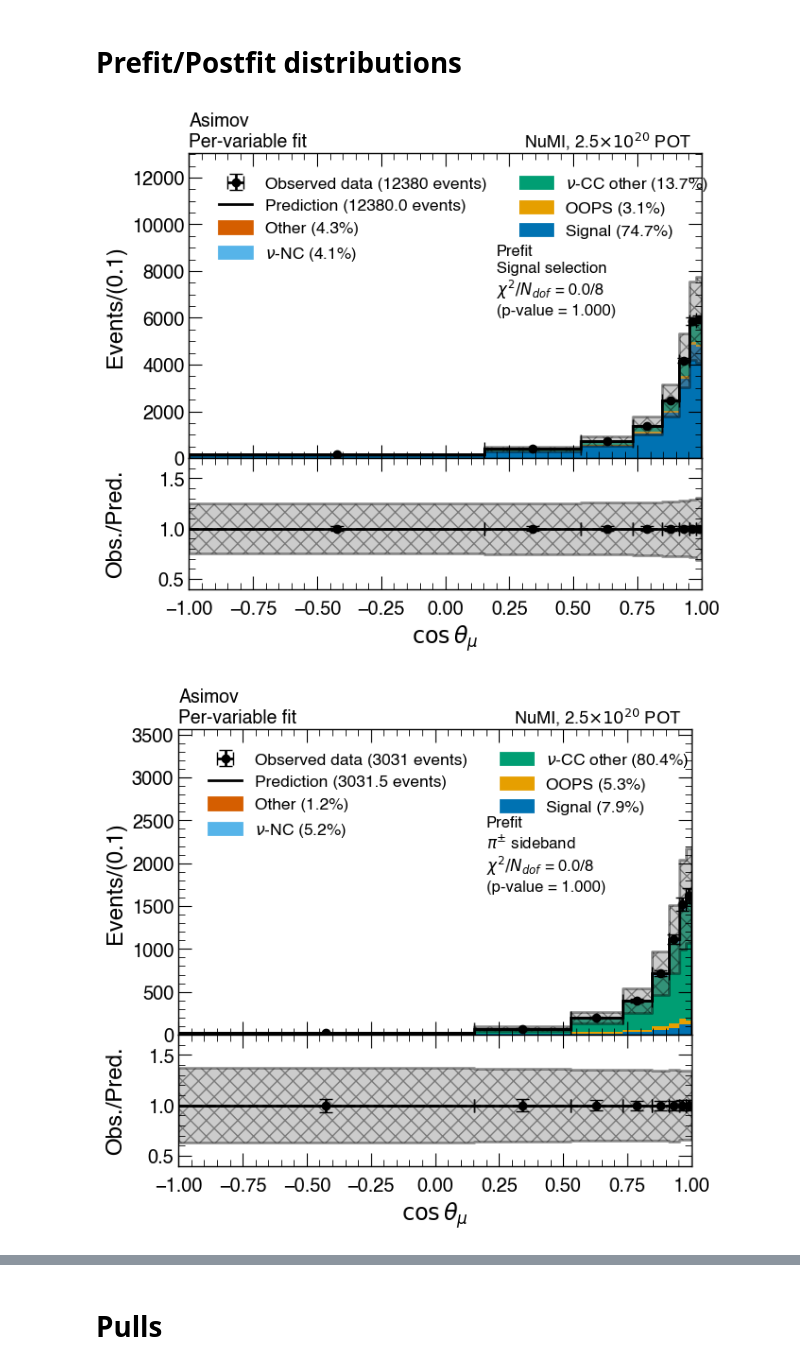
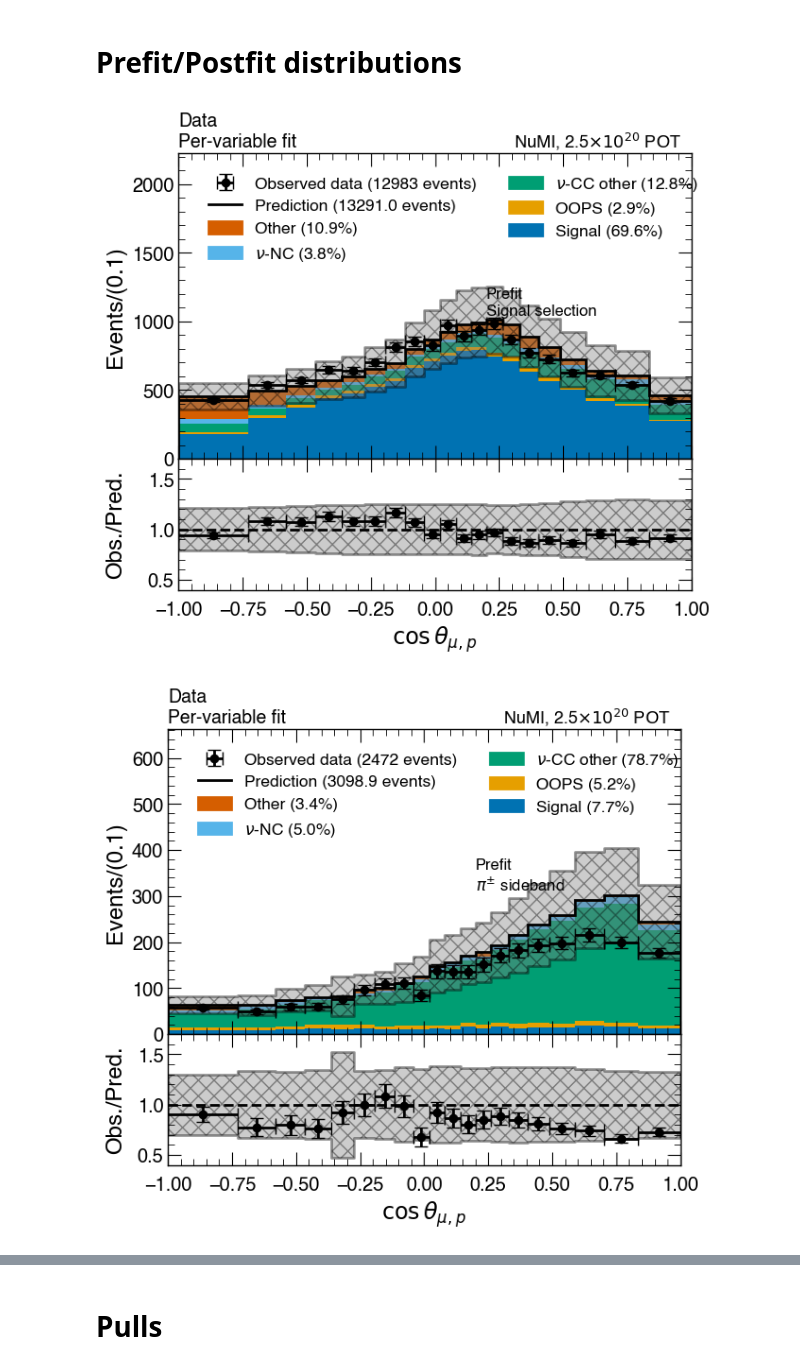
Before and after one commit to jedori0228/gundam_configs, a Jupyter notebook: run_configs/BaseConfig_250528/DrawFitterPlots_IndvFit.ipynb, the cells around one changed output, grey strips where cells are left out. Cells and saved outputs as stored; diff of their text form; code cells hidden in the pictures.

```diff
--- a/run_configs/BaseConfig_250528/DrawFitterPlots_IndvFit.ipynb
+++ b/run_configs/BaseConfig_250528/DrawFitterPlots_IndvFit.ipynb
@@ -25,11 +26,11 @@ XsecOutputBaseDir = f'{WD}/output/{JobName}/CalcXsec'
 # %% [markdown]
 # Data entry
 # %%
-FitDataType = 'Asimov'
+# FitDataType = 'Asimov'
 # FitDataType = 'Random15PercentRealData'
 # FitDataType = 'RealDataForSideband_FakeDataForSignal'
 # FitDataType = 'RealDataForSideband_Random15PercentRealDataForSignal'
-
+FitDataType = 'RealData'
 
 dataEntryInfo = DataEntryInfoMap.DataEntryInfoMap[FitDataType]
 FitDataTypeLatex = dataEntryInfo.Latex
@@ -60,8 +61,8 @@ print(POTToNormalize)
 # Pre-defined info map
 VariableInfos = VariableInfoMap.VariableInfos
 # %%
-VariableName = 'MuonCos'
-# VariableName = 'MuonProtonCos'
+# VariableName = 'MuonCos'
+VariableName = 'MuonProtonCos'
 
 # VariableName = 'deltaPT'
 # VariableName = 'deltaalphaT'
@@ -359,8 +360,8 @@ for FitInfo in FitInfos:
         _use_x = _xrange[0] + 0.60*(_xrange[1] - _xrange[0])
         _yrange = ax_up.get_ylim()
         _use_y = _yrange[0] + 0.47*(_yrange[1] - _yrange[0])
-        ax_up.text(_use_x, _use_y, f'{FitLatex}\n{SelectionLatex}\n{txt_fitstat}', fontsize=12)
-        # ax_up.text(_use_x, _use_y, f'{FitLatex}\n{SelectionLatex}', fontsize=12)
+        # ax_up.text(_use_x, _use_y, f'{FitLatex}\n{SelectionLatex}\n{txt_fitstat}', fontsize=12)
+        ax_up.text(_use_x, _use_y, f'{FitLatex}\n{SelectionLatex}', fontsize=12)
 
         ## Down pad for the ratio ##
 
@@ -398,32 +399,32 @@ for FitInfo in FitInfos:
             x_c_data,
             hist_Ratio_Data,
             xerr=x_err_data,
             yerr=histerr_Ratio_Data,
             fmt='ok',
             capsize=5,
             label="Data (%d slices)"%(sum_observed),
         )
 
         ax_dn.axhline(y=1, color='k', linestyle='--')
 
         ax_dn.set_xlabel(VariableXTitle)
         ax_dn.set_ylabel('Obs./Pred.')
         ax_dn.set_xlim(left=xMin, right=xMax)
         ax_dn.set_ylim(bottom=0.4, top=1.7)
         # ax_dn.set_ylim(bottom=0.85, top=1.15)
 
         # lgs_dn.append( Patch(color='magenta', label='Stat.') )
         # lgs_dn.append( Patch(color='cyan', label='Stat.+Syst.') )
         # ax_dn.legend(handles=lgs_dn, ncols=2, loc='upper right')
 
         #AddTextTopLeft(ax_up, r'Fake data; Fe $T_{\pi}$ applied to CC1$\pi$')
         icarusplot.AddTextTopLeft(ax_up, TopLeftLatex)
         icarusplot.POT(ax_up, POTToNormalize)
 
         OutputPath = f'{PlotBaseDir}/{FitKey}_{SelectionName}_{VariableName}.pdf'
         fig.savefig(OutputPath, bbox_inches='tight')
 
         # plt.close()
 # %% [output]
-[figure, old version]
+[figure, new version]
-[figure, old version]
+[figure, new version]
```
Also changed, not shown: parts of 28 cells of this notebook, 3 other files.
